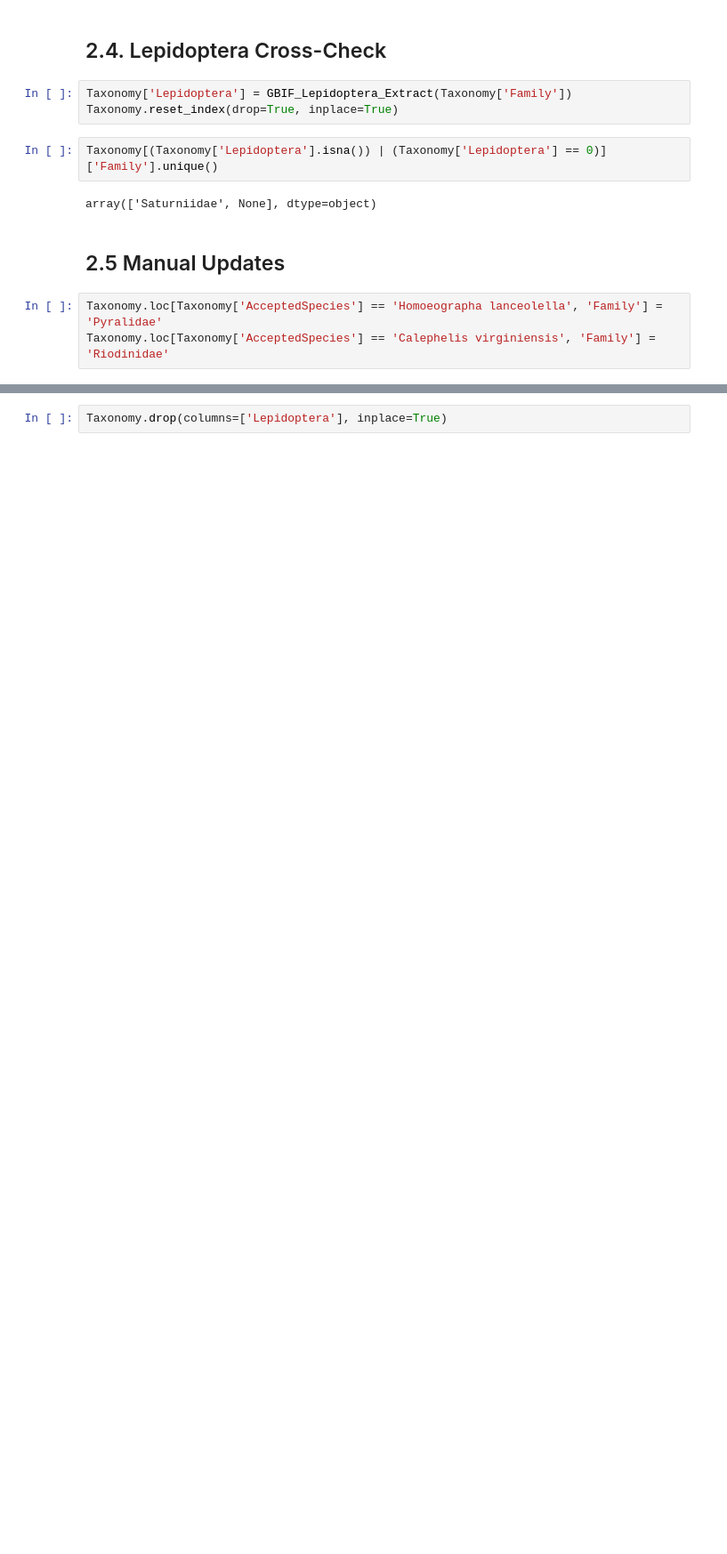
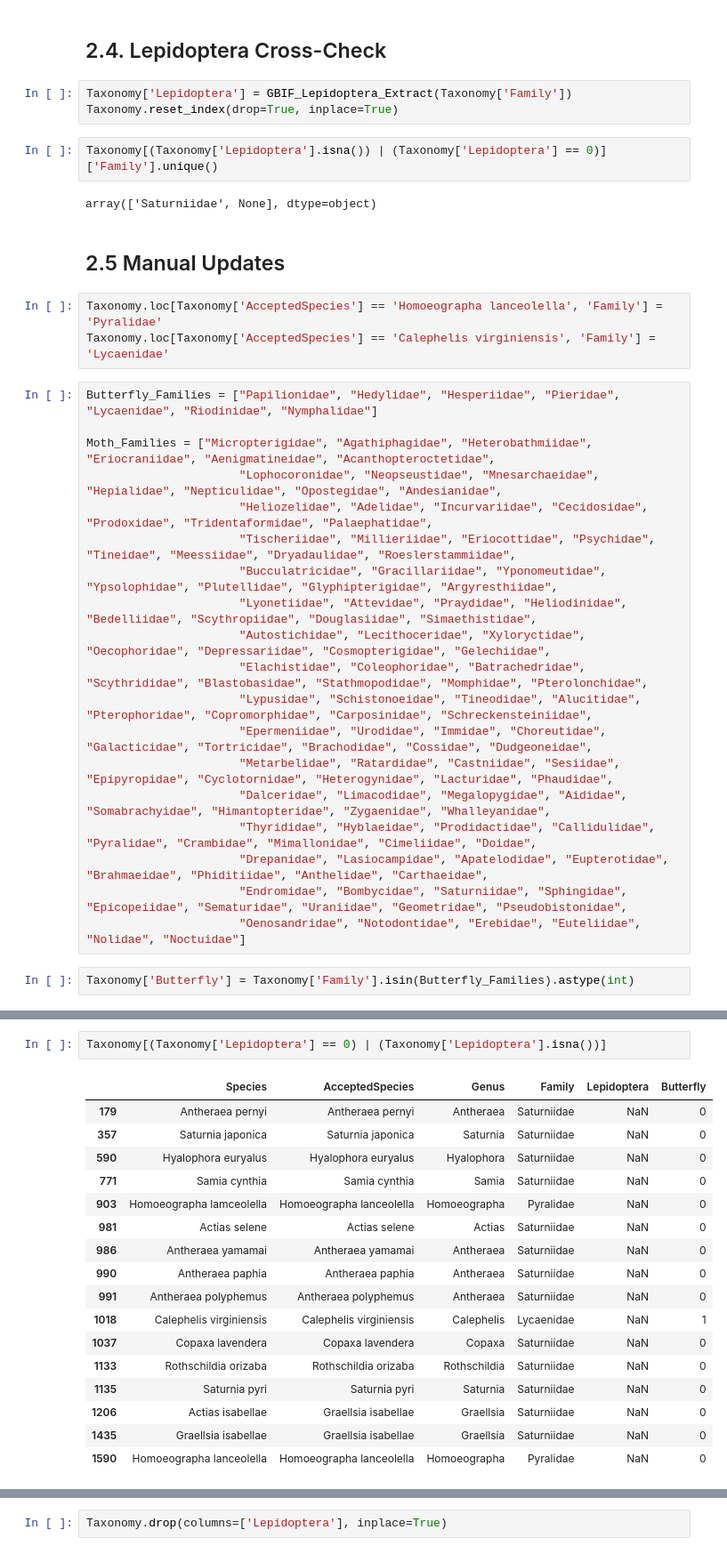
Before and after one commit to hncouto/Global_Database_on_Non-native_Lepidoptera, a Jupyter notebook: Code/TaxonomyExtract.ipynb, the cells around one changed output, grey strips where cells are left out. Shown at 89% size. Saved outputs shown, nothing was run; the diff lists cells and outputs as text; blank space fills up the shorter version.

Commit message:
Taxonomy Global Updates
End of the Taxonomy updates, adding data on the families.

```diff
--- a/Code/TaxonomyExtract.ipynb
+++ b/Code/TaxonomyExtract.ipynb
@@ -282,4 +285,25 @@ array(['Saturniidae', None], dtype=object)
 ## 2.5 Manual Updates
 # %%
 Taxonomy.loc[Taxonomy['AcceptedSpecies'] == 'Homoeographa lanceolella', 'Family'] = 'Pyralidae'
-Taxonomy.loc[Taxonomy['AcceptedSpecies'] == 'Calephelis virginiensis', 'Family'] = 'Riodinidae'
+Taxonomy.loc[Taxonomy['AcceptedSpecies'] == 'Calephelis virginiensis', 'Family'] = 'Lycaenidae'
+# %%
+Butterfly_Families = ["Papilionidae", "Hedylidae", "Hesperiidae", "Pieridae", "Lycaenidae", "Riodinidae", "Nymphalidae"]
+
+Moth_Families = ["Micropterigidae", "Agathiphagidae", "Heterobathmiidae", "Eriocraniidae", "Aenigmatineidae", "Acanthopteroctetidae",
+                      "Lophocoronidae", "Neopseustidae", "Mnesarchaeidae", "Hepialidae", "Nepticulidae", "Opostegidae", "Andesianidae",
+                      "Heliozelidae", "Adelidae", "Incurvariidae", "Cecidosidae", "Prodoxidae", "Tridentaformidae", "Palaephatidae",
+                      "Tischeriidae", "Millieriidae", "Eriocottidae", "Psychidae", "Tineidae", "Meessiidae", "Dryadaulidae", "Roeslerstammiidae",
+                      "Bucculatricidae", "Gracillariidae", "Yponomeutidae", "Ypsolophidae", "Plutellidae", "Glyphipterigidae", "Argyresthiidae",
+                      "Lyonetiidae", "Attevidae", "Praydidae", "Heliodinidae", "Bedelliidae", "Scythropiidae", "Douglasiidae", "Simaethistidae",
+                      "Autostichidae", "Lecithoceridae", "Xyloryctidae", "Oecophoridae", "Depressariidae", "Cosmopterigidae", "Gelechiidae",
+                      "Elachistidae", "Coleophoridae", "Batrachedridae", "Scythrididae", "Blastobasidae", "Stathmopodidae", "Momphidae", "Pterolonchidae",
+                      "Lypusidae", "Schistonoeidae", "Tineodidae", "Alucitidae", "Pterophoridae", "Copromorphidae", "Carposinidae", "Schreckensteiniidae",
+                      "Epermeniidae", "Urodidae", "Immidae", "Choreutidae", "Galacticidae", "Tortricidae", "Brachodidae", "Cossidae", "Dudgeoneidae",
+                      "Metarbelidae", "Ratardidae", "Castniidae", "Sesiidae", "Epipyropidae", "Cyclotornidae", "Heterogynidae", "Lacturidae", "Phaudidae",
+                      "Dalceridae", "Limacodidae", "Megalopygidae", "Aididae", "Somabrachyidae", "Himantopteridae", "Zygaenidae", "Whalleyanidae",
+                      "Thyrididae", "Hyblaeidae", "Prodidactidae", "Callidulidae", "Pyralidae", "Crambidae", "Mimallonidae", "Cimeliidae", "Doidae",
+                      "Drepanidae", "Lasiocampidae", "Apatelodidae", "Eupterotidae", "Brahmaeidae", "Phiditiidae", "Anthelidae", "Carthaeidae",
+                      "Endromidae", "Bombycidae", "Saturniidae", "Sphingidae", "Epicopeiidae", "Sematuridae", "Uraniidae", "Geometridae", "Pseudobistonidae",
+                      "Oenosandridae", "Notodontidae", "Erebidae", "Euteliidae", "Nolidae", "Noctuidae"]
+# %%
+Taxonomy['Butterfly'] = Taxonomy['Family'].isin(Butterfly_Families).astype(int)
@@ -286 +314,21 @@ Taxonomy.loc[Taxonomy['AcceptedSpecies'] == 'Calephelis virginiensis', 'Family']
+# %%
+Taxonomy[(Taxonomy['Lepidoptera'] == 0) | (Taxonomy['Lepidoptera'].isna())]
+# %% [output]
+|  | Species | AcceptedSpecies | Genus | Family | Lepidoptera | Butterfly |
+| 179 | Antheraea pernyi | Antheraea pernyi | Antheraea | Saturniidae | NaN | 0 |
+| 357 | Saturnia japonica | Saturnia japonica | Saturnia | Saturniidae | NaN | 0 |
+| 590 | Hyalophora euryalus | Hyalophora euryalus | Hyalophora | Saturniidae | NaN | 0 |
+| 771 | Samia cynthia | Samia cynthia | Samia | Saturniidae | NaN | 0 |
+| 903 | Homoeographa lamceolella | Homoeographa lanceolella | Homoeographa | Pyralidae | NaN | 0 |
+| 981 | Actias selene | Actias selene | Actias | Saturniidae | NaN | 0 |
+| 986 | Antheraea yamamai | Antheraea yamamai | Antheraea | Saturniidae | NaN | 0 |
+| 990 | Antheraea paphia | Antheraea paphia | Antheraea | Saturniidae | NaN | 0 |
+| 991 | Antheraea polyphemus | Antheraea polyphemus | Antheraea | Saturniidae | NaN | 0 |
+| 1018 | Calephelis virginiensis | Calephelis virginiensis | Calephelis | Lycaenidae | NaN | 1 |
+| 1037 | Copaxa lavendera | Copaxa lavendera | Copaxa | Saturniidae | NaN | 0 |
+| 1133 | Rothschildia orizaba | Rothschildia orizaba | Rothschildia | Saturniidae | NaN | 0 |
+| 1135 | Saturnia pyri | Saturnia pyri | Saturnia | Saturniidae | NaN | 0 |
+| 1206 | Actias isabellae | Graellsia isabellae | Graellsia | Saturniidae | NaN | 0 |
+| 1435 | Graellsia isabellae | Graellsia isabellae | Graellsia | Saturniidae | NaN | 0 |
+| 1590 | Homoeographa lanceolella | Homoeographa lanceolella | Homoeographa | Pyralidae | NaN | 0 |
 # %% [markdown]
```
Also changed, not shown: parts of 10 cells of this notebook, 1 other file.
